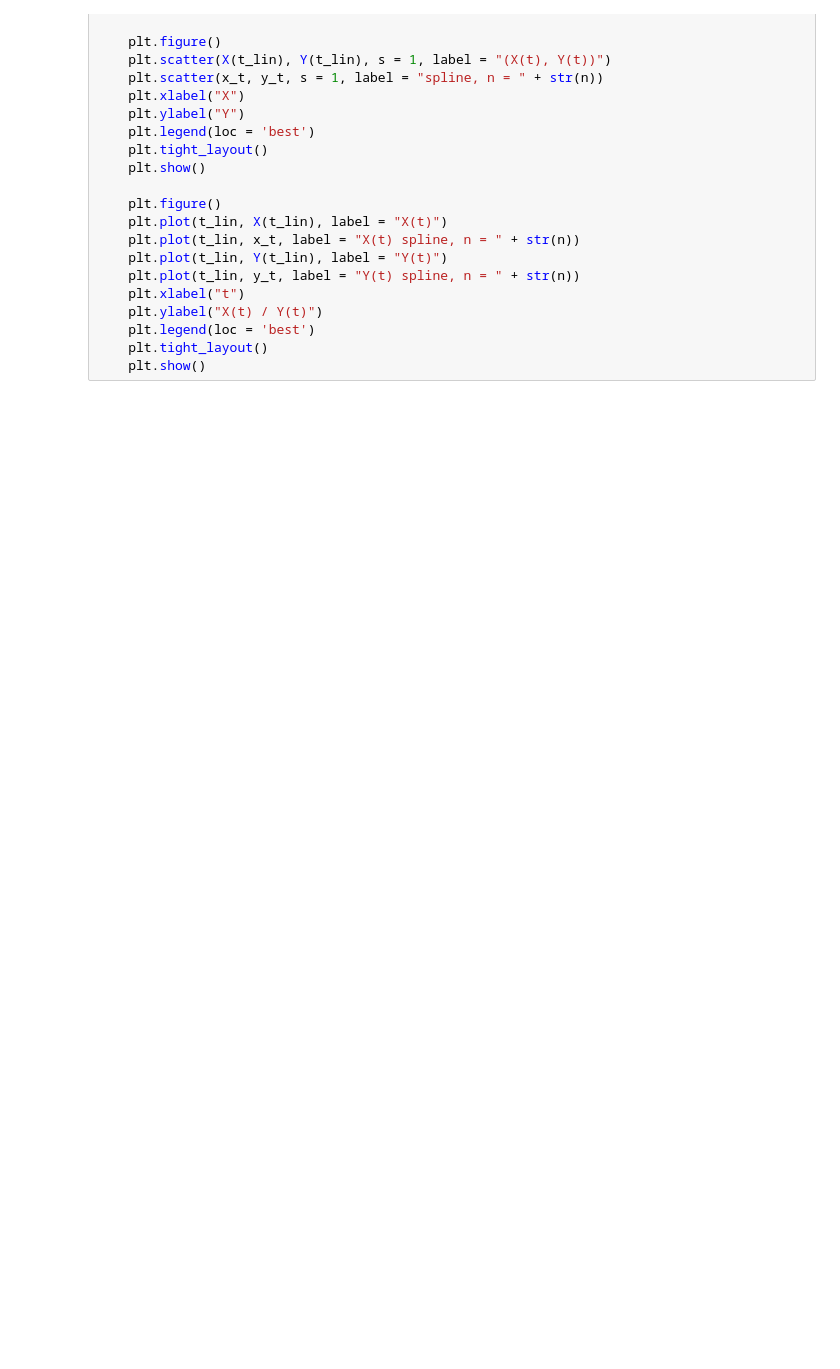
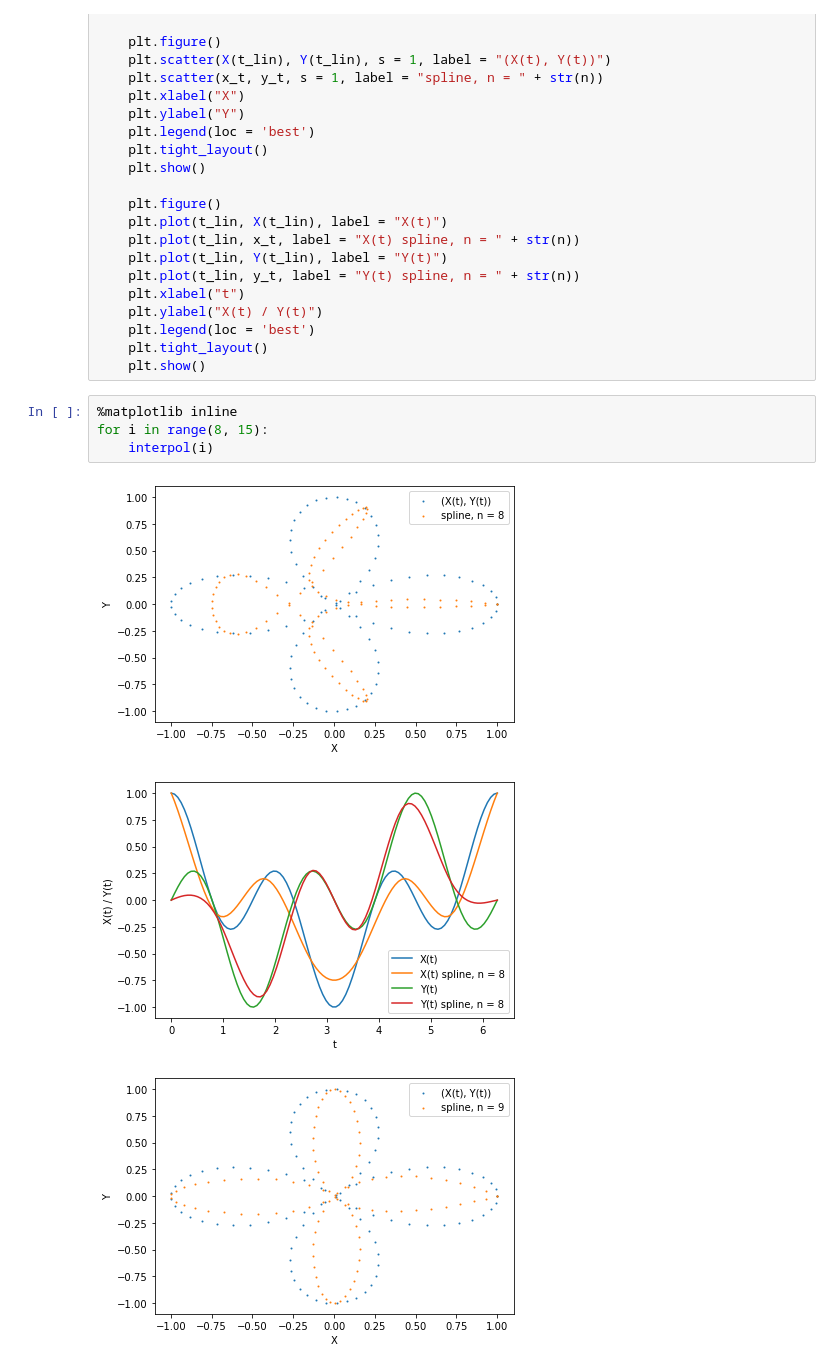
Before and after one commit to d-jakob/num0_pex, a Jupyter notebook: num0_ex07_DanielSchiller_ThomasBlankenburg_DennisJakob.ipynb, the cells around one changed output. Saved outputs shown, nothing was run; the diff lists cells and outputs as text; blank space fills up the shorter version.

```diff
--- a/num0_ex07_DanielSchiller_ThomasBlankenburg_DennisJakob.ipynb
+++ b/num0_ex07_DanielSchiller_ThomasBlankenburg_DennisJakob.ipynb
@@ -208,3 +208,11 @@ def interpol(n):
     plt.legend(loc = 'best')
     plt.tight_layout()
     plt.show()
+# %%
+%matplotlib inline
+for i in range(8, 15):
+    interpol(i)
+# %% [output]
+[figure, added]
+[figure, added]
+[figure, added]
```
Also changed, not shown: parts of 1 cell of this notebook.
